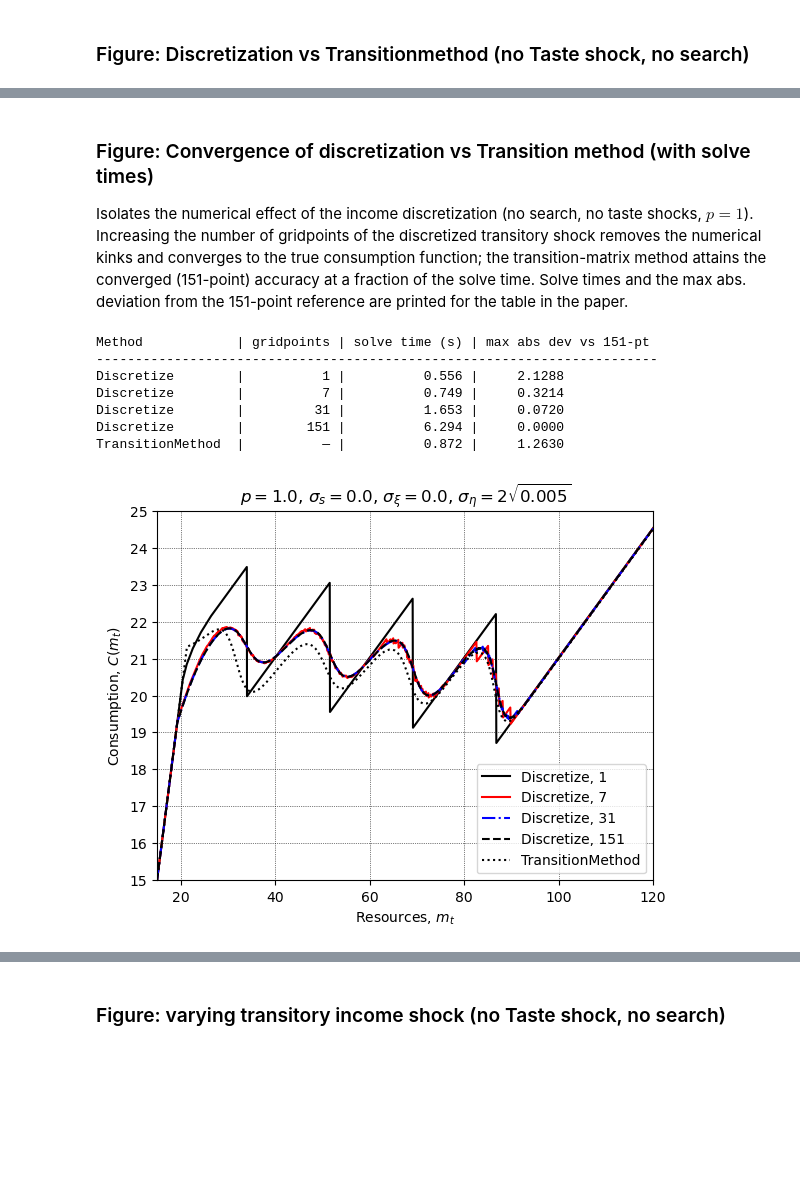
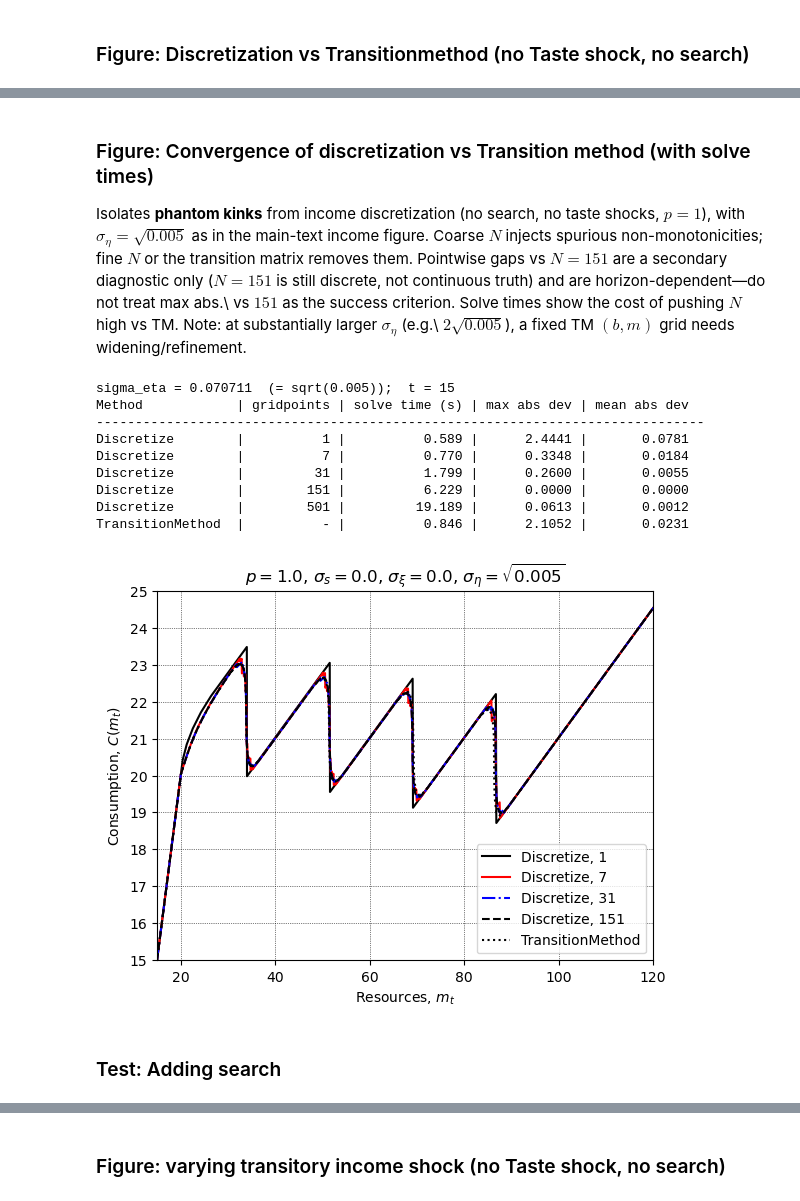
Before and after one commit to AMonninger/DCEGM_Search, a Jupyter notebook: Code/Figures_IncomeDiscMethod.ipynb, the cells around one changed output, grey strips where cells are left out. Cells and saved outputs as stored; diff of their text form; code cells hidden in the pictures; blank space fills up the shorter version.

```diff
--- a/Code/Figures_IncomeDiscMethod.ipynb
+++ b/Code/Figures_IncomeDiscMethod.ipynb
@@ -272,10 +288,10 @@ plt.show()
 # %% [markdown]
 ### Figure: Convergence of discretization vs Transition method (with solve times)
 
-Isolates the numerical effect of the income discretization (no search, no taste shocks, $p=1$). Increasing the number of gridpoints of the discretized transitory shock removes the numerical kinks and converges to the true consumption function; the transition-matrix method attains the converged (151-point) accuracy at a fraction of the solve time. Solve times and the max abs. deviation from the 151-point reference are printed for the table in the paper.
+Isolates **phantom kinks** from income discretization (no search, no taste shocks, $p=1$), with $\sigma_\eta=\sqrt{0.005}$ as in the main-text income figure. Coarse $N$ injects spurious non-monotonicities; fine $N$ or the transition matrix removes them. Pointwise gaps vs $N=151$ are a secondary diagnostic only ($N=151$ is still discrete, not continuous truth) and are horizon-dependent—do not treat max abs.\ vs $151$ as the success criterion. Solve times show the cost of pushing $N$ high vs TM. Note: at substantially larger $\sigma_\eta$ (e.g.\ $2\sqrt{0.005}$), a fixed TM $(b,m)$ grid needs widening/refinement.
 # %%
 t = 15
-sig = 2 * np.sqrt(0.005)
+sig = np.sqrt(0.005)  # matches main-text fig (IncomeDiscMethod); not 2*sqrt
 
 conv_base = copy.deepcopy(retiring_params)
 conv_base['Rfree'] = 1.0
@@ -325,33 +341,43 @@ def max_abs_dev(model):
     return np.max(np.abs(c - ref))
 
 
-print("Method            | gridpoints | solve time (s) | max abs dev vs 151-pt")
-print("-" * 72)
+def mean_abs_dev(model):
+    c = np.interp(m_common, model.mGrid, model.solution[t].ChoiceSols[1].C)
+    return np.mean(np.abs(c - ref))
+
+
+print(f"sigma_eta = {sig:.6f}  (= sqrt(0.005));  t = {t}")
+print("Method            | gridpoints | solve time (s) | max abs dev | mean abs dev")
+print("-" * 78)
 for n in disc_counts:
-    print(f"Discretize        | {n:>10d} | {disc_times[n]:>14.3f} | {max_abs_dev(disc_models[n]):>10.4f}")
-print(f"TransitionMethod  | {'—':>10} | {tm_time:>14.3f} | {max_abs_dev(tm_model):>10.4f}")
+    print(f"Discretize        | {n:>10d} | {disc_times[n]:>14.3f} | {max_abs_dev(disc_models[n]):>11.4f} | {mean_abs_dev(disc_models[n]):>12.4f}")
+print(f"TransitionMethod  | {'-':>10} | {tm_time:>14.3f} | {max_abs_dev(tm_model):>11.4f} | {mean_abs_dev(tm_model):>12.4f}")
 # %% [output]
-Method            | gridpoints | solve time (s) | max abs dev vs 151-pt
-------------------------------------------------------------------------
-Discretize        |          1 |          0.556 |     2.1288
-Discretize        |          7 |          0.749 |     0.3214
-Discretize        |         31 |          1.653 |     0.0720
-Discretize        |        151 |          6.294 |     0.0000
-TransitionMethod  |          — |          0.872 |     1.2630
+sigma_eta = 0.070711  (= sqrt(0.005));  t = 15
+Method            | gridpoints | solve time (s) | max abs dev | mean abs dev
+------------------------------------------------------------------------------
+Discretize        |          1 |          0.589 |      2.4441 |       0.0781
+Discretize        |          7 |          0.770 |      0.3348 |       0.0184
+Discretize        |         31 |          1.799 |      0.2600 |       0.0055
+Discretize        |        151 |          6.229 |      0.0000 |       0.0000
+Discretize        |        501 |         19.189 |      0.0613 |       0.0012
+TransitionMethod  |          - |          0.846 |      2.1052 |       0.0231
 # %%
 plt.figure()
 plt.plot(disc_models[1].mGrid, disc_models[1].solution[t].ChoiceSols[1].C, color='k', linestyle='-')
 plt.plot(disc_models[7].mGrid, disc_models[7].solution[t].ChoiceSols[1].C, color='r', linestyle='-')
 plt.plot(disc_models[31].mGrid, disc_models[31].solution[t].ChoiceSols[1].C, color='b', linestyle='-.')
 plt.plot(disc_models[151].mGrid, disc_models[151].solution[t].ChoiceSols[1].C, color='k', linestyle='--')
 plt.plot(tm_model.mGrid, tm_model.solution[t].ChoiceSols[1].C, color='k', linestyle=':')
 plt.xlim([15, 120]); plt.ylim([15, 25])
 plt.xlabel("Resources, $m_t$"); plt.ylabel("Consumption, $C(m_t)$")
-plt.title("$p = 1.0$, $\\sigma_s = 0.0$, $\\sigma_{\\xi} = 0.0$, $\\sigma_{\\eta} = 2\\sqrt{0.005}$")
+plt.title("$p = 1.0$, $\\sigma_s = 0.0$, $\\sigma_{\\xi} = 0.0$, $\\sigma_{\\eta} = \\sqrt{0.005}$")
 plt.grid(color='k', linestyle=':', linewidth=0.5)
 plt.yticks(np.arange(15, 26, step=1.0))
 plt.legend(['Discretize, 1', 'Discretize, 7', 'Discretize, 31', 'Discretize, 151', 'TransitionMethod'], loc=4)
 plt.savefig("../Figures/Figures_v3/IncomeDiscMethod_Convergence.pdf", dpi=150)
 plt.show()
 # %% [output]
-[figure, old version]
+[figure, new version]
+# %% [markdown]
+### Test: Adding search
```
Also changed, not shown: parts of 9 cells of this notebook, 49 other files.
